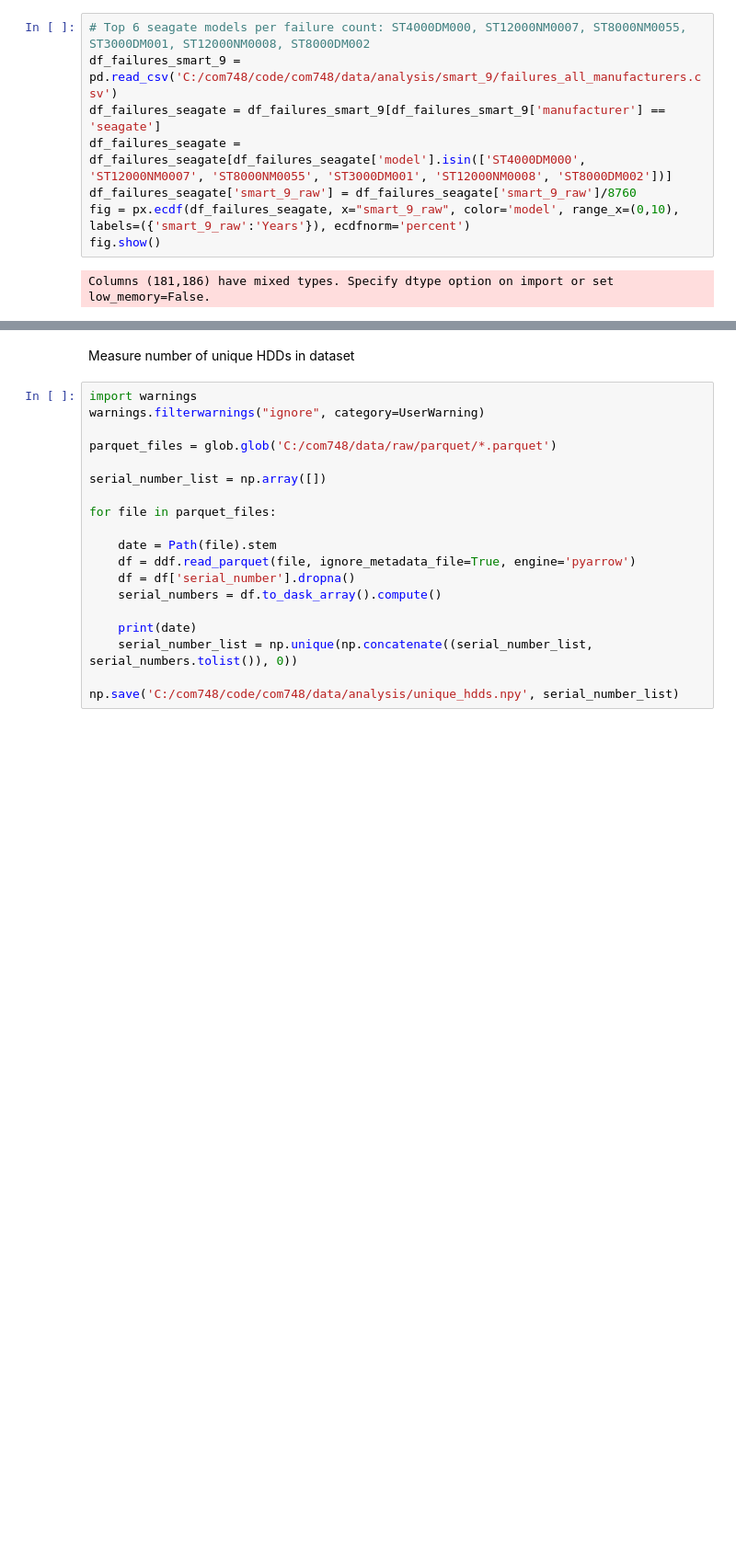
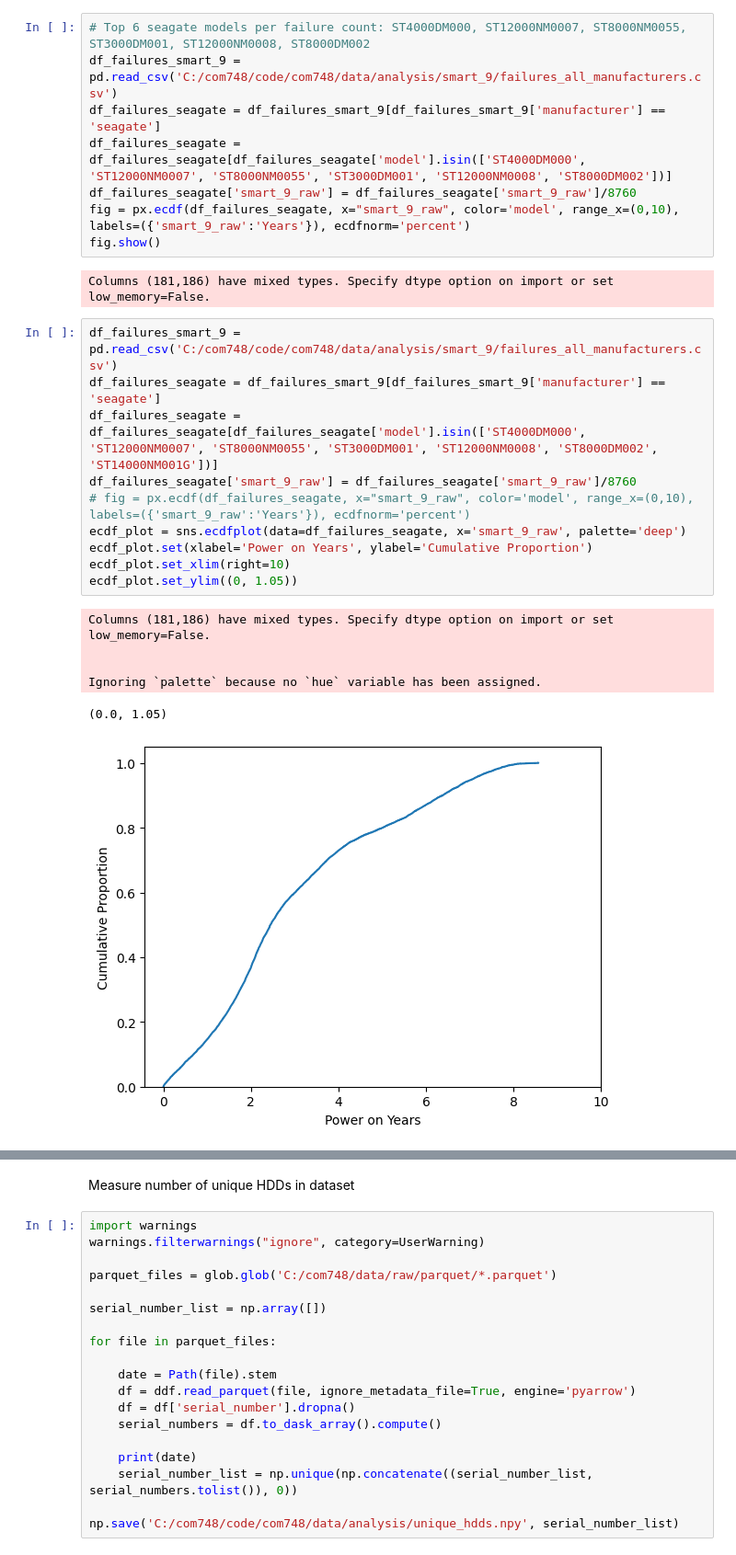
Before and after one commit to mclean-a/com748, a Jupyter notebook: src/data_exploration/analysis.ipynb, the cells around one changed output, grey strips where cells are left out. Shown at 92% size. Saved outputs shown, nothing was run; the diff lists cells and outputs as text; blank space fills up the shorter version.

```diff
--- a/src/data_exploration/analysis.ipynb
+++ b/src/data_exploration/analysis.ipynb
@@ -140,3 +150,20 @@ fig = px.ecdf(df_failures_seagate, x="smart_9_raw", color='model', range_x=(0,10
 fig.show()
 # %% [output]
 Columns (181,186) have mixed types. Specify dtype option on import or set low_memory=False.
+# %%
+df_failures_smart_9 = pd.read_csv('C:/com748/code/com748/data/analysis/smart_9/failures_all_manufacturers.csv')
+df_failures_seagate = df_failures_smart_9[df_failures_smart_9['manufacturer'] == 'seagate']
+df_failures_seagate = df_failures_seagate[df_failures_seagate['model'].isin(['ST4000DM000', 'ST12000NM0007', 'ST8000NM0055', 'ST3000DM001', 'ST12000NM0008', 'ST8000DM002', 'ST14000NM001G'])]
+df_failures_seagate['smart_9_raw'] = df_failures_seagate['smart_9_raw']/8760
+# fig = px.ecdf(df_failures_seagate, x="smart_9_raw", color='model', range_x=(0,10), labels=({'smart_9_raw':'Years'}), ecdfnorm='percent')
+ecdf_plot = sns.ecdfplot(data=df_failures_seagate, x='smart_9_raw', palette='deep')
+ecdf_plot.set(xlabel='Power on Years', ylabel='Cumulative Proportion')
+ecdf_plot.set_xlim(right=10)
+ecdf_plot.set_ylim((0, 1.05))
+# %% [output]
+Columns (181,186) have mixed types. Specify dtype option on import or set low_memory=False.
+
+
+Ignoring `palette` because no `hue` variable has been assigned.
+(0.0, 1.05)
+[figure, added]
```
Also changed, not shown: parts of 17 cells of this notebook, 3 other files.
